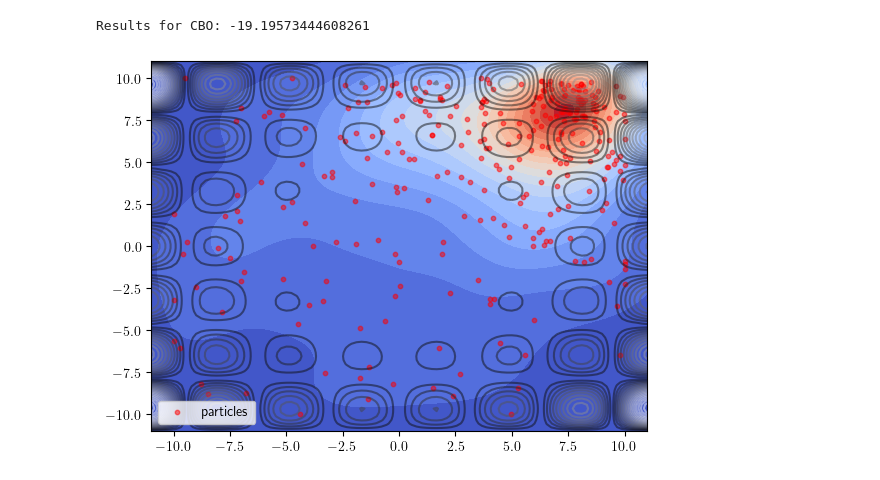
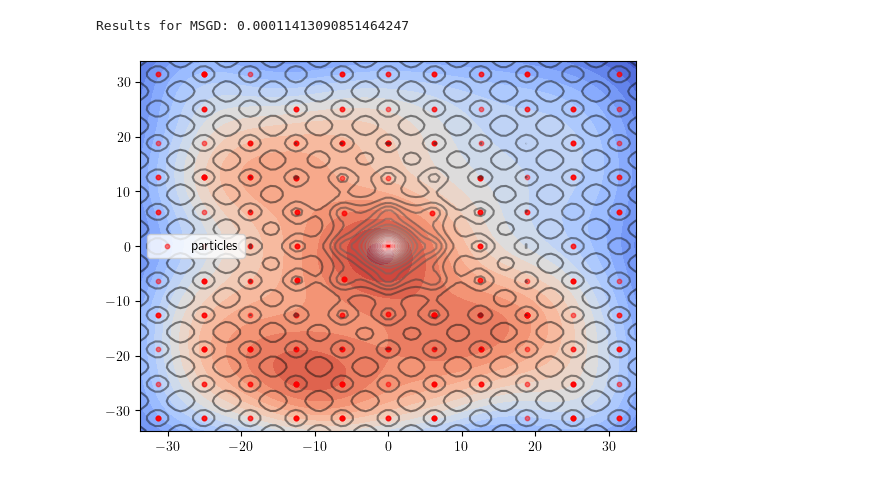
Before and after one commit to gaetanserre/GLOBe, a Jupyter notebook: exps/notebooks/exploration/exploration.ipynb, the cells around one changed output. Saved outputs shown, nothing was run; the diff lists cells and outputs as text; code cells hidden in the pictures.

Commit message:
exploration figure

```diff
--- a/exps/notebooks/exploration/exploration.ipynb
+++ b/exps/notebooks/exploration/exploration.ipynb
@@ -136,24 +209,29 @@ class Holder:
 n_particles = 300
 iter = 1000
 snapshot = 999
-f_ = lambda : VisualWrapper(Holder())
-opt_ = CBO
-smd_opt = SMD_CBO
-gcn_opt = GCN_CBO
-dt = 0.0001
+fun = Ackley()
+f_ = lambda : VisualWrapper(fun)
+bounds = augment_dimensions(fun.visual_bounds, 2)
+opt_ = MSGD
+smd_opt = SMD_MSGD
+gcn_opt = GCN_MSGD
+dt = 0.1
+
+opt_str = "MSGD"
+smd_opt_str = "SMD-" + opt_str
+gcn_opt_str = "GCN-" + opt_str
 # %%
 f = f_()
 
-bounds = f.visual_bounds
 sigma = 1 / n_particles**2
 verbose = False
 
 opt = opt_(bounds=bounds, n_particles=n_particles, iter=iter, verbose=verbose, dt=dt)
 res = opt.minimize(f)
 print(f"Results for {opt}: {res[1]}")
 f.visualize_density(iter, n_particles, snapshot, True)
-plt.savefig("exploration_cbo.svg", bbox_inches="tight")
+plt.savefig("exploration_opt.svg", bbox_inches="tight")
 # %% [output]
-Results for CBO: -19.19573444608261
+Results for MSGD: 0.00011413090851464247
-[figure, old version]
+[figure, new version]
 # %%
```
Also changed, not shown: parts of 19 cells of this notebook, 22 other files.
